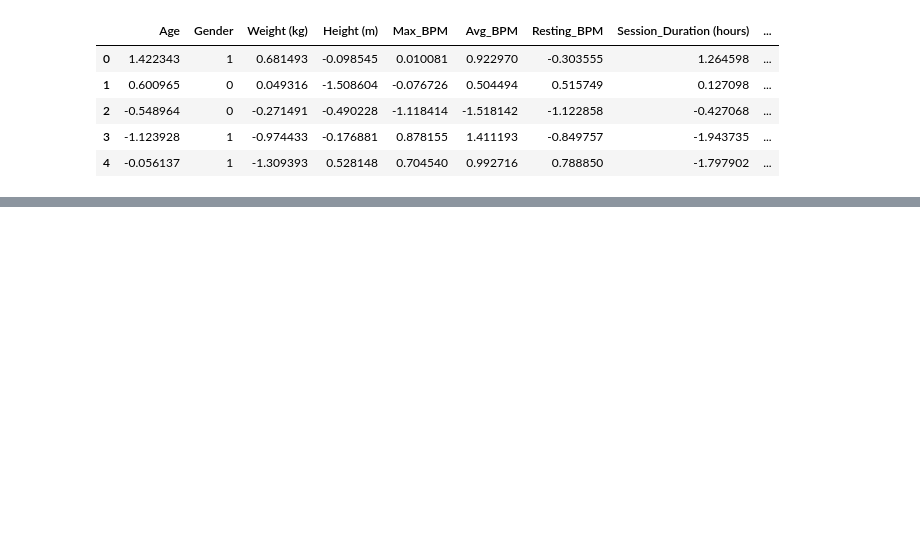
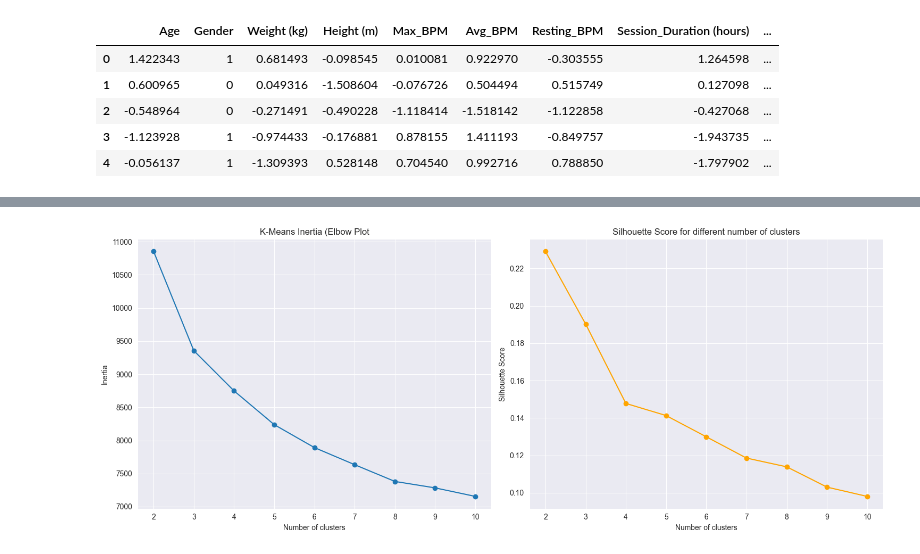
Before and after one commit to Falanger-debug/Data-Analyticts, a Jupyter notebook: Clustering - advanced/Lizak_Lukasz_Clustering_advanced.ipynb, the cells around one changed output, grey strips where cells are left out. Cells and saved outputs as stored; diff of their text form; code cells hidden in the pictures; blank space fills up the shorter version.

```diff
--- a/Clustering - advanced/Lizak_Lukasz_Clustering_advanced.ipynb
+++ b/Clustering - advanced/Lizak_Lukasz_Clustering_advanced.ipynb
@@ -136,0 +170,40 @@ gym_df_processed.head()
+# %%
+from sklearn.metrics import silhouette_score
+
+clusters = [2, 3, 4, 5, 6, 7, 8, 9, 10]
+
+inertias = []
+silhouette_scores = []
+
+for clusterNumber in clusters:
+    kmeans = KMeans(n_clusters=clusterNumber, random_state=0)
+    kmeans.fit(X)
+
+    inertias.append(kmeans.inertia_)
+
+    if clusterNumber < len(gym_df_processed):
+        score = silhouette_score(gym_df_processed, kmeans.labels_)
+        silhouette_scores.append(score)
+    else:
+        silhouette_scores.append(None)
+
+plt.figure(figsize=(15, 6))
+
+plt.subplot(1, 2, 1)
+plt.plot(clusters, inertias, marker='o')
+plt.title('K-Means Inertia (Elbow Plot')
+plt.xlabel('Number of clusters')
+plt.ylabel('Inertia')
+plt.grid(True)
+
+plt.subplot(1, 2, 2)
+plt.plot(clusters, silhouette_scores, marker='o', color='orange')
+plt.title('Silhouette Score for different number of clusters')
+plt.xlabel('Number of clusters')
+plt.ylabel('Silhouette Score')
+plt.grid(True)
+
+plt.tight_layout()
+plt.show()
+# %% [output]
+[figure, added]
```
Also changed, not shown: parts of 63 cells of this notebook.
